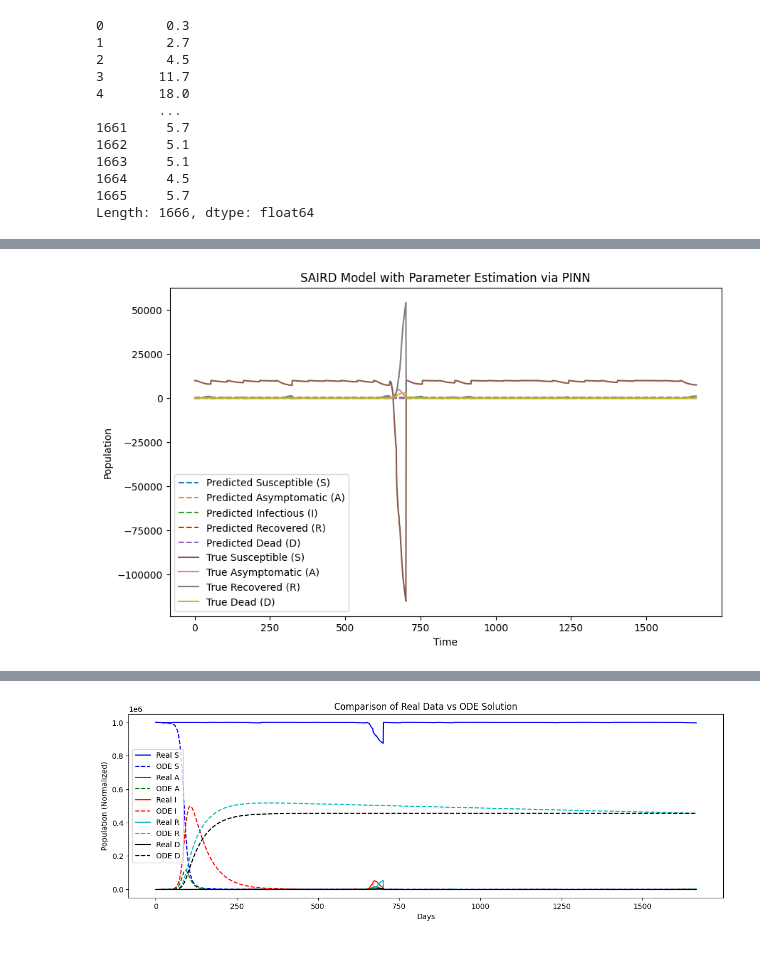
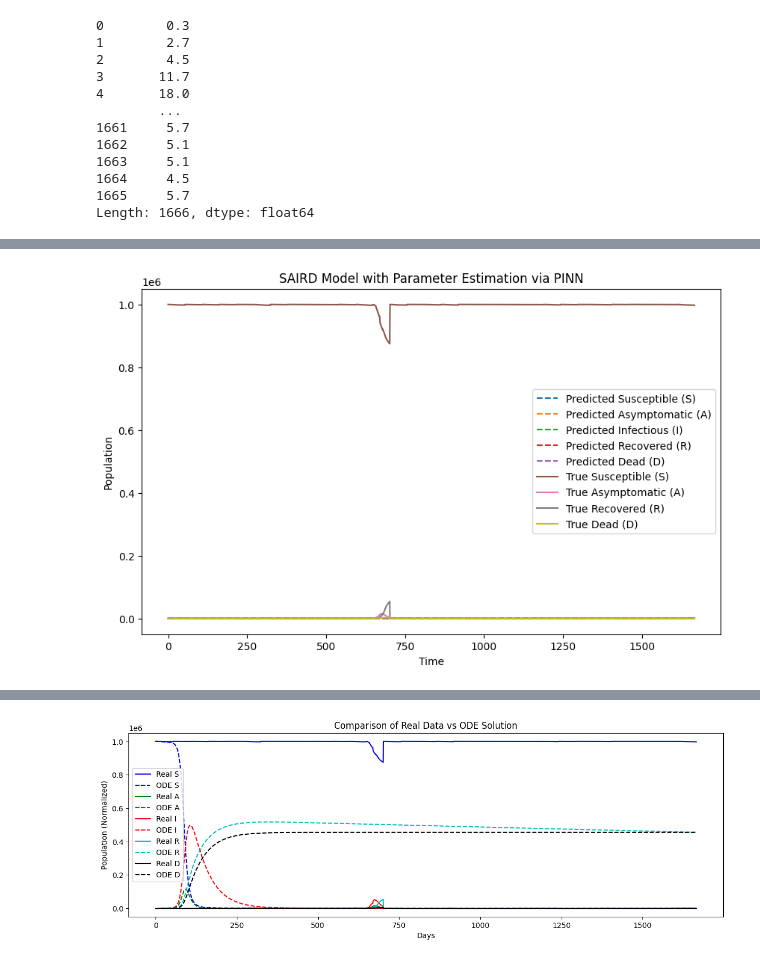
Before and after one commit to r-benoudi/China-Covid, a Jupyter notebook: train.ipynb, the cells around one changed output, grey strips where cells are left out. Saved outputs shown, nothing was run; the diff lists cells and outputs as text; code cells hidden in the pictures.

```diff
--- a/train.ipynb
+++ b/train.ipynb
@@ -135,9 +135,9 @@ def saird_residuals(model, t):
     D_t = autograd.grad(D.sum(), t, create_graph=True)[0]
 
     # SAIRD equations
-    f1 = S_t + model.alpha * A * S / N + model.beta * I * S / N
-    f2 = A_t - (1 - model.rho_1) * model.alpha * A * S / N - model.rho_2 * model.beta * I * S / N + model.gamma * A + model.delta * A
-    f3 = I_t - (1 - model.rho_2) * model.beta * I * S / N - model.rho_1 * model.alpha * A * S / N + model.gamma * I + model.delta * I
+    f1 = S_t + model.alpha * A * S + model.beta * I * S
+    f2 = A_t - (1 - model.rho_1) * model.alpha * A * S - model.rho_2 * model.beta * I * S  + model.gamma * A + model.delta * A
+    f3 = I_t - (1 - model.rho_2) * model.beta * I * S  - model.rho_1 * model.alpha * A * S  + model.gamma * I + model.delta * I
     f4 = R_t - model.gamma * A - model.gamma * I
     f5 = D_t - model.delta * A - model.delta * I
 
@@ -174,7 +174,7 @@ model = PINN()
 optimizer = torch.optim.Adam(model.parameters(), lr=0.001)
 
 # Train the model
-train_pinn(model, optimizer, t_train, susceptible_data, asymptomatic_data, recovered_data, deaths_data, num_epochs=5000)
+train_pinn(model, optimizer, t_train, susceptible_data, asymptomatic_data, recovered_data, deaths_data, num_epochs=1000)
 
 # Plot the results
 with torch.no_grad():
@@ -211,4 +203,4 @@ Epoch 4500, Loss: 254013856.0, Alpha: 2.5126470063696615e-05, Beta: 0.0043516759
-[figure, old version]
+[figure, new version]
 # %%
 import torch
 import torch.nn as nn
```
Also changed, not shown: parts of 4 cells of this notebook.
